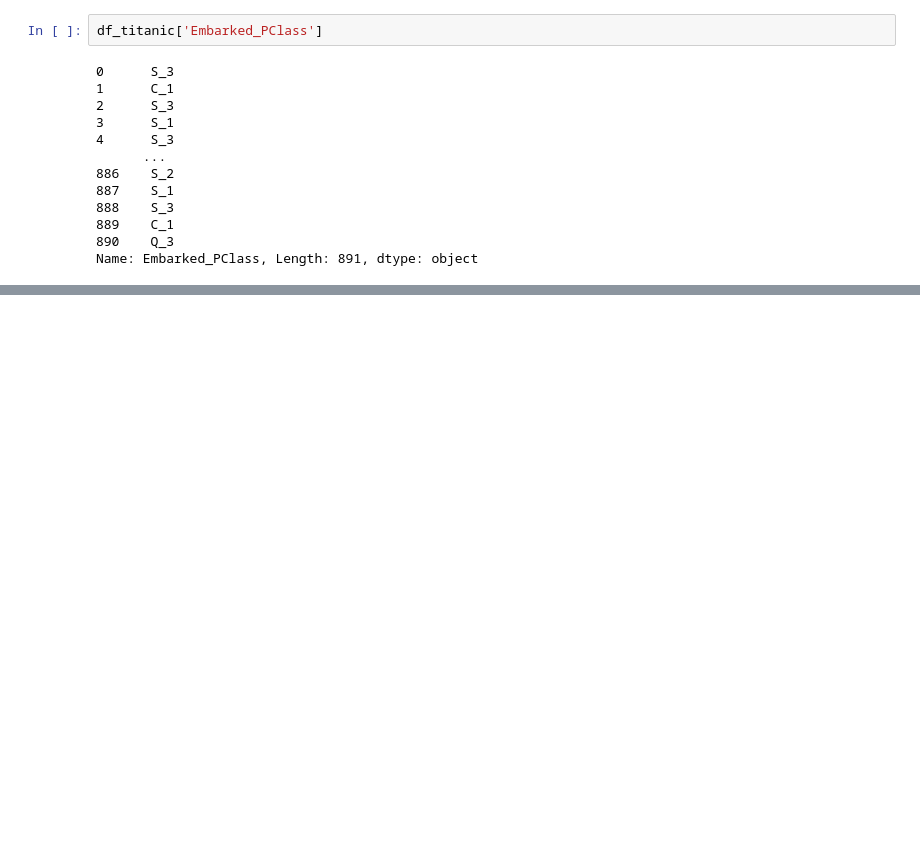
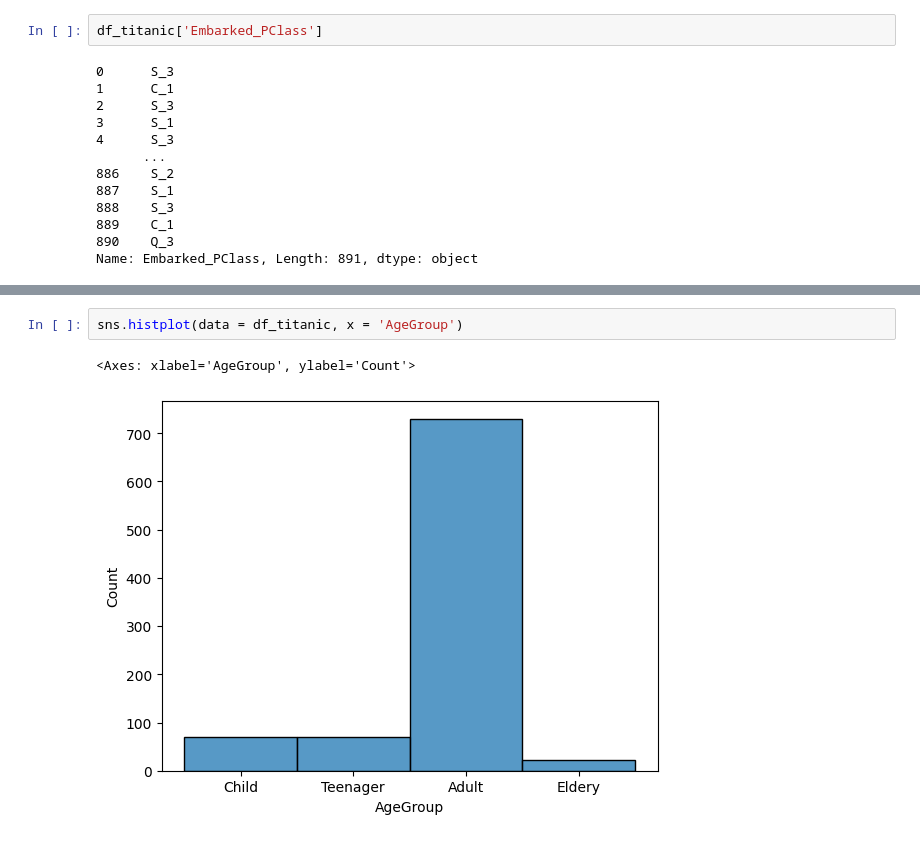
Before and after one commit to mehtasumit1007/TitanicPredictionModelling, a Jupyter notebook: Modelling_Main.ipynb, the cells around one changed output, grey strips where cells are left out. Saved outputs shown, nothing was run; the diff lists cells and outputs as text; blank space fills up the shorter version.

```diff
--- a/Modelling_Main.ipynb
+++ b/Modelling_Main.ipynb
@@ -436,0 +466,5 @@ Name: Embarked_PClass, Length: 891, dtype: object
+# %%
+sns.histplot(data = df_titanic, x = 'AgeGroup')
+# %% [output]
+<Axes: xlabel='AgeGroup', ylabel='Count'>
+[figure, added]
```
Also changed, not shown: parts of 10 cells of this notebook.
